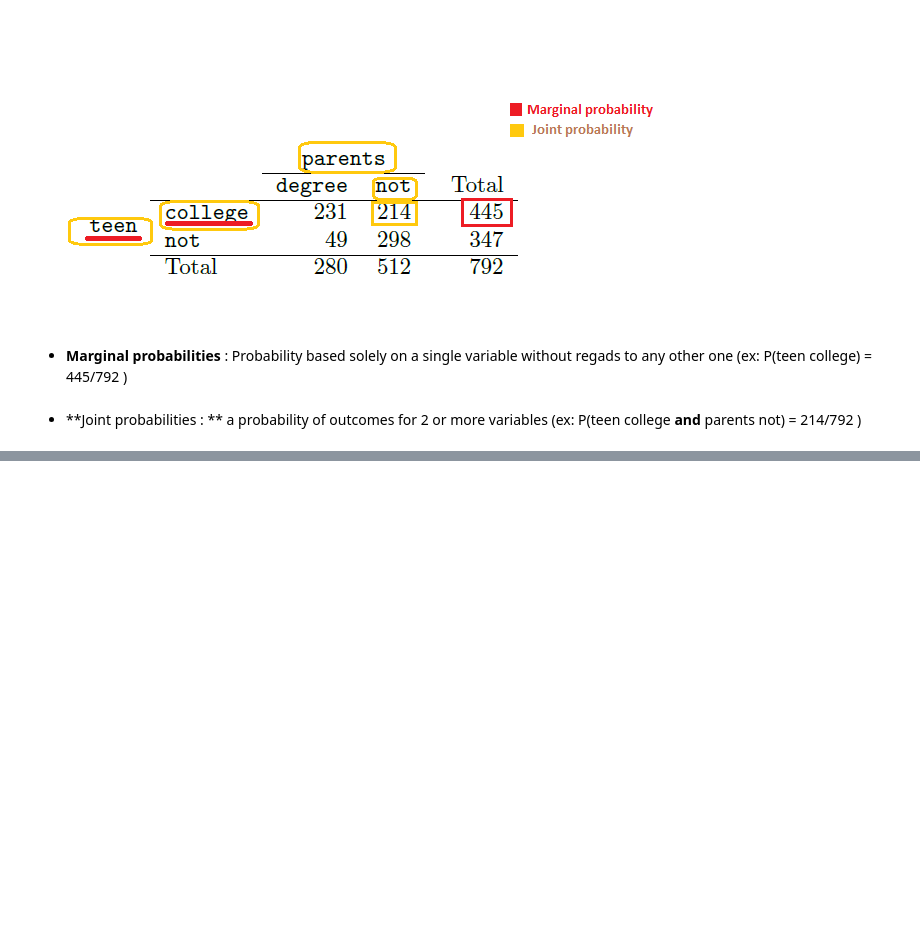
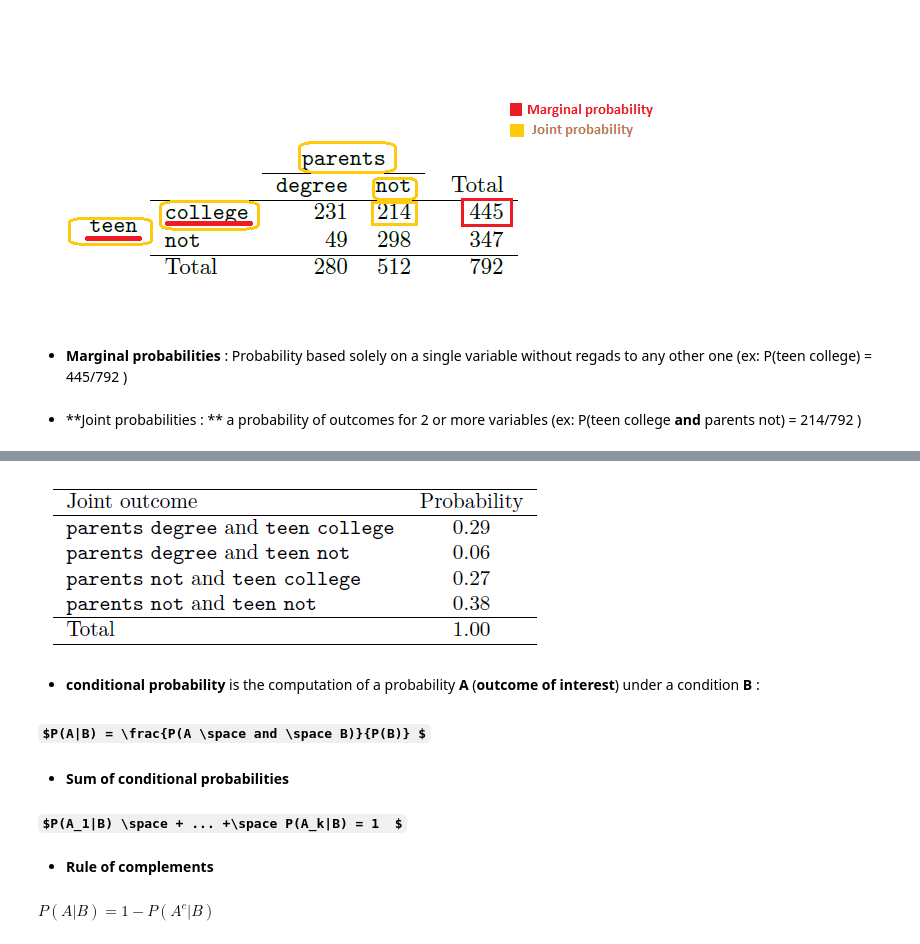
Before and after one commit to chikoungoun/OpenIntro, a Jupyter notebook: Chapter 2/Chap2_Probability.ipynb, the cells around one changed output, grey strips where cells are left out. Saved outputs shown, nothing was run; the diff lists cells and outputs as text; code cells hidden in the pictures; some formulas as TeX source; blank space fills up the shorter version.

Commit message:
conditional probability rules

```diff
--- a/Chapter 2/Chap2_Probability.ipynb
+++ b/Chapter 2/Chap2_Probability.ipynb
@@ -119,0 +127,14 @@ Image(filename="img/Marginal_joint.png")
+# %%
+from IPython.display import Image
+Image(filename="img/joint_outcome.png")
+# %% [output]
+[figure, added]
+# %% [markdown]
+* **conditional probability** is the computation of a probability **A** (**outcome of interest**) under a condition **B** :
+ <h3>$P(A|B) = \frac{P(A \space and \space B)}{P(B)} $</h3>
+# %% [markdown]
+* **Sum of conditional probabilities**
+<h4>$P(A_1|B) \space + ... +\space P(A_k|B) = 1  $</h4>
+# %% [markdown]
+* **Rule of complements**
+<h4>$P(A|B) = 1 - P(A^c|B)$</h4>
```
Also changed, not shown: parts of 2 cells of this notebook.
